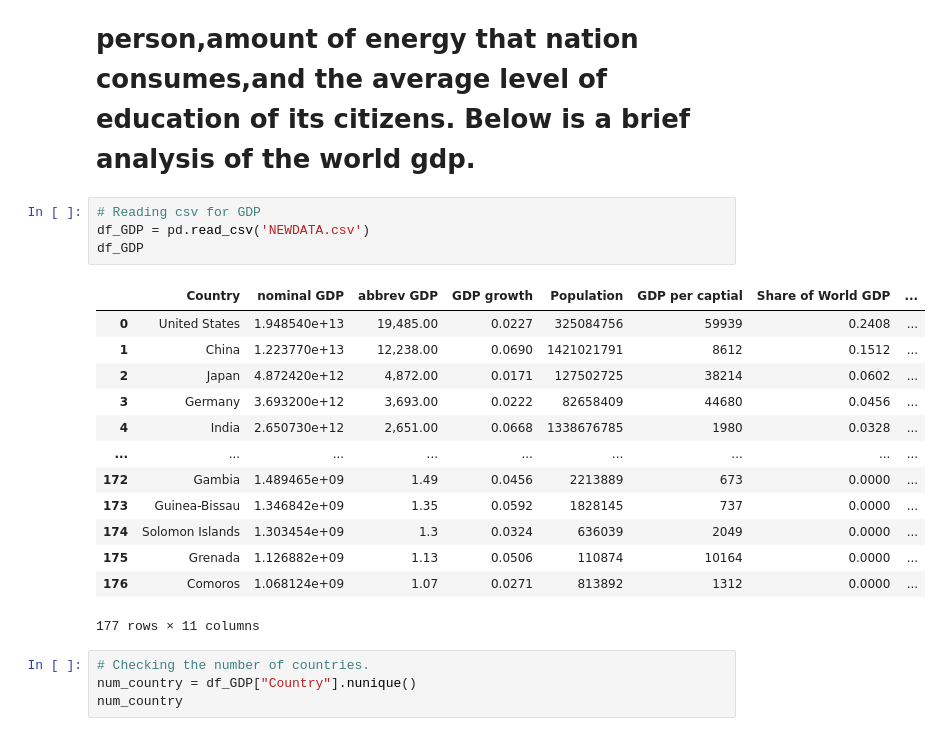
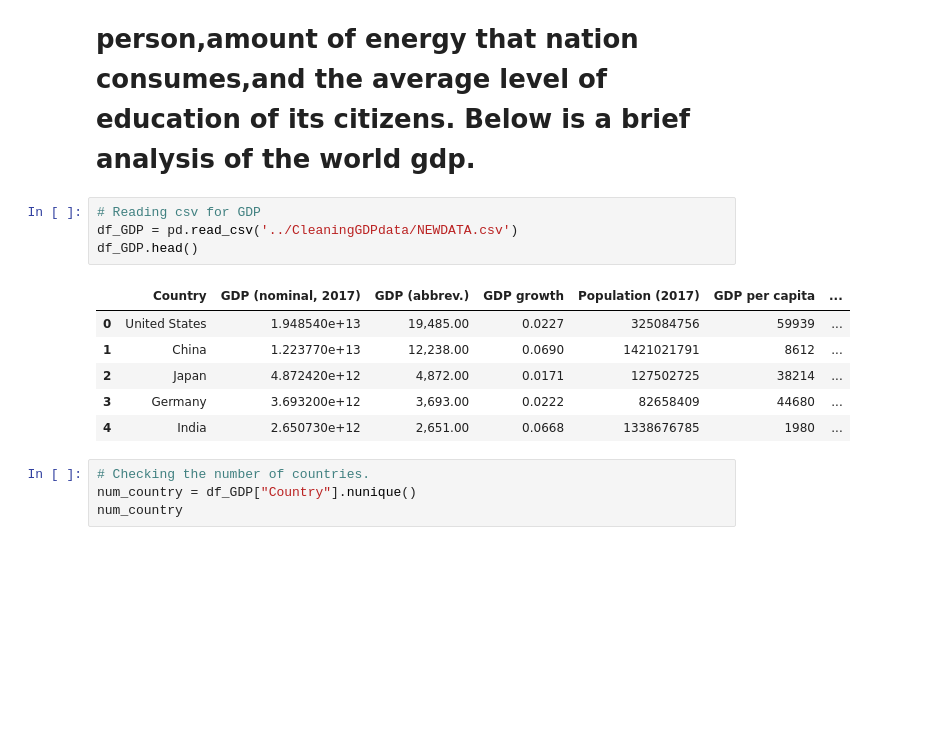
Before and after one commit to J1ahw/Project_1, a Jupyter notebook: coding/final gdp file.ipynb, the cells around one changed output. Saved outputs shown, nothing was run; the diff lists cells and outputs as text; blank space fills up the shorter version.

```diff
--- a/coding/final gdp file.ipynb
+++ b/coding/final gdp file.ipynb
@@ -7,22 +7,15 @@ import matplotlib.pyplot as plt
 # Gross domestic product (GDP) is a monetary measure of the market value of all final goods and services produced in a period (quarterly or yearly) of time. GDP gives a rough estimate of the wealth and prosperity of the nation. It is considered as an important factor for any nation as it roughly correlates with a nation's life expectancy,average income of a person,amount of energy that nation consumes,and the average level of education of its citizens. Below is a brief analysis of the world gdp.
 # %%
 # Reading csv for GDP
-df_GDP = pd.read_csv('NEWDATA.csv')
-df_GDP
+df_GDP = pd.read_csv('../CleaningGDPdata/NEWDATA.csv')
+df_GDP.head()
 # %% [output]
-|  | Country | nominal GDP | abbrev GDP | GDP growth | Population | GDP per captial | Share of World GDP | ... |
-| 0 | United States | 1.948540e+13 | 19,485.00 | 0.0227 | 325084756 | 59939 | 0.2408 | ... |
-| 1 | China | 1.223770e+13 | 12,238.00 | 0.0690 | 1421021791 | 8612 | 0.1512 | ... |
-| 2 | Japan | 4.872420e+12 | 4,872.00 | 0.0171 | 127502725 | 38214 | 0.0602 | ... |
-| 3 | Germany | 3.693200e+12 | 3,693.00 | 0.0222 | 82658409 | 44680 | 0.0456 | ... |
-| 4 | India | 2.650730e+12 | 2,651.00 | 0.0668 | 1338676785 | 1980 | 0.0328 | ... |
-| ... | ... | ... | ... | ... | ... | ... | ... | ... |
-| 172 | Gambia | 1.489465e+09 | 1.49 | 0.0456 | 2213889 | 673 | 0.0000 | ... |
-| 173 | Guinea-Bissau | 1.346842e+09 | 1.35 | 0.0592 | 1828145 | 737 | 0.0000 | ... |
-| 174 | Solomon Islands | 1.303454e+09 | 1.3 | 0.0324 | 636039 | 2049 | 0.0000 | ... |
-| 175 | Grenada | 1.126882e+09 | 1.13 | 0.0506 | 110874 | 10164 | 0.0000 | ... |
-| 176 | Comoros | 1.068124e+09 | 1.07 | 0.0271 | 813892 | 1312 | 0.0000 | ... |
+|  | Country | GDP (nominal, 2017) | GDP (abbrev.) | GDP growth | Population (2017) | GDP per capita | ... |
+| 0 | United States | 1.948540e+13 | 19,485.00 | 0.0227 | 325084756 | 59939 | ... |
+| 1 | China | 1.223770e+13 | 12,238.00 | 0.0690 | 1421021791 | 8612 | ... |
+| 2 | Japan | 4.872420e+12 | 4,872.00 | 0.0171 | 127502725 | 38214 | ... |
+| 3 | Germany | 3.693200e+12 | 3,693.00 | 0.0222 | 82658409 | 44680 | ... |
+| 4 | India | 2.650730e+12 | 2,651.00 | 0.0668 | 1338676785 | 1980 | ... |
-177 rows × 11 columns
 # %%
 # Checking the number of countries.
 num_country = df_GDP["Country"].nunique()
```
